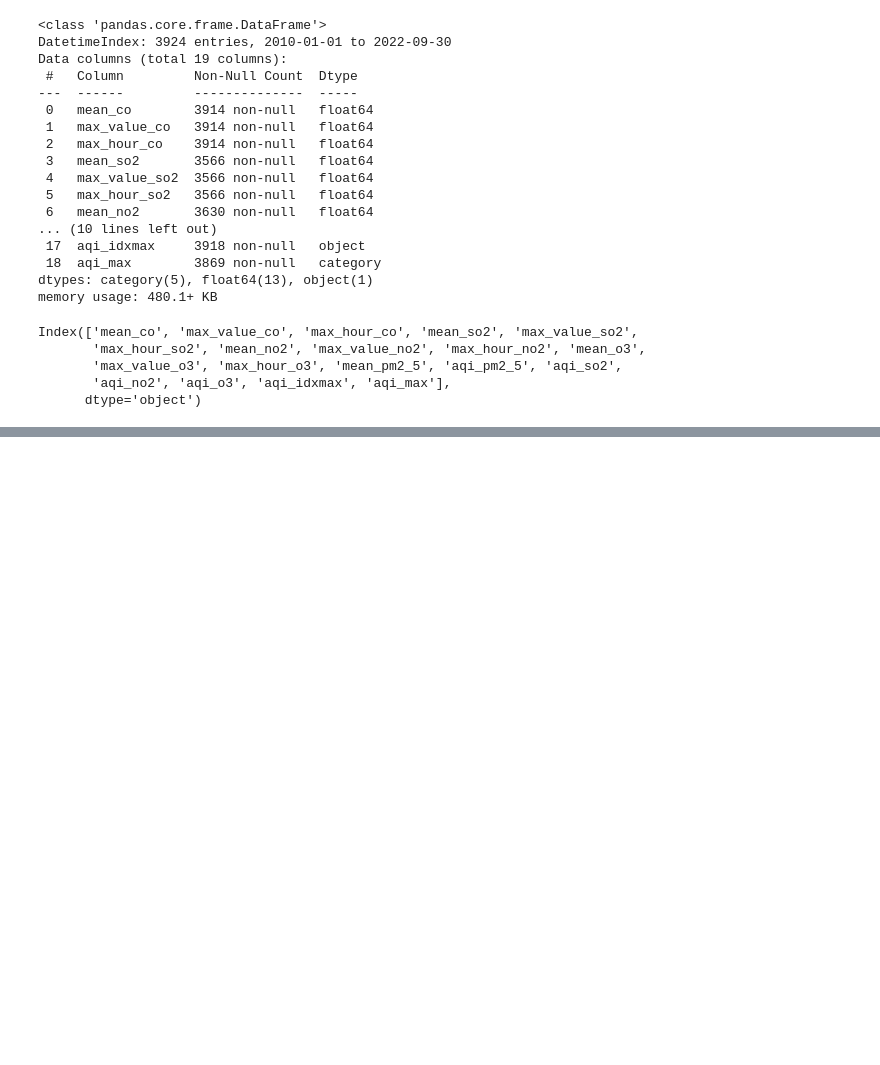
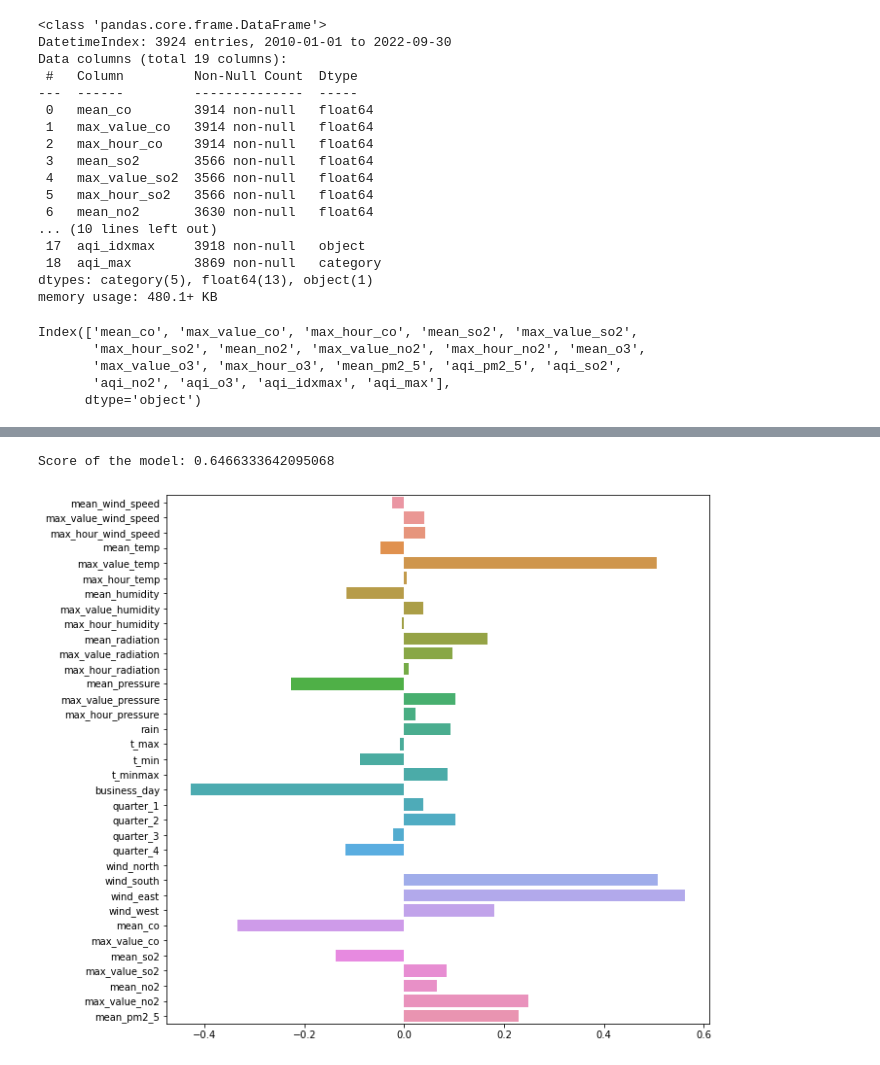
Before and after one commit to fxschmidt/AirPollution, a Jupyter notebook: Eigenes_Projekt/predict_and_forecast.ipynb, the cells around one changed output, grey strips where cells are left out. Saved outputs shown, nothing was run; the diff lists cells and outputs as text; code cells hidden in the pictures; blank space fills up the shorter version.

```diff
--- a/Eigenes_Projekt/predict_and_forecast.ipynb
+++ b/Eigenes_Projekt/predict_and_forecast.ipynb
@@ -47,19 +54,20 @@ numeric_columns=['mean_wind_speed', 'max_value_wind_speed', 'max_hour_wind_speed
        'max_hour_humidity', 'mean_radiation', 'max_value_radiation',
        'max_hour_radiation',
         'mean_pressure', 'max_value_pressure',
-       'max_hour_pressure', 'rain', 't_max', 't_min', 't_minmax',
-        'quarter',  'business_day']
+       'max_hour_pressure', 'rain', 't_max', 't_min', 't_minmax',  'business_day']
 
-quarter_dummi= pd.get_dummies(predictor["quarter"])
-wind_dummi= pd.get_dummies(predictor["mean_wind_direction"])
+quarter_dummi= pd.get_dummies(predictor["quarter"],prefix="quarter")
+wind_dummi= pd.get_dummies(predictor["mean_wind_direction"],prefix="wind")
 predict_today=predictor[numeric_columns]
 predict_today = predict_today.join(quarter_dummi)
 predict_today = predict_today.join(wind_dummi)
+
+predict_today["business_day"]= predict_today["business_day"].astype(np.uint8)
 
 # hinzufügen der Schadstoff Werte (ohne max_hour)
 predict_today = predict_today.join(pollution.drop(['max_hour_co', 'max_hour_so2',
                                                    'max_hour_no2','max_hour_o3',"aqi_idxmax","aqi_max"],axis=1))
 
 predict_today=predict_today.dropna()
-predict_today.columns
+predict_today.info()
 # %% [output]
@@ -80,0 +152,12 @@ Index([     'mean_wind_speed', 'max_value_wind_speed',  'max_hour_wind_speed',
+# %%
+#einfachstes Modell -> linear Ridge
+ridge_reg=Ridge()
+ridge_reg.fit(X_train,y_train)
+score= ridge_reg.score(X_test,y_test)
+print(f"Score of the model: {score}")
+
+fig_coef, ax_coef = plt.subplots(1,1,figsize=(10,10))
+ax_coef = sns.barplot(y=X_train.columns,x=ridge_reg.coef_,orient="h")
+# %% [output]
+Score of the model: 0.6466333642095068
+[figure, added]
```
Also changed, not shown: parts of 22 cells of this notebook, 1 other file.
